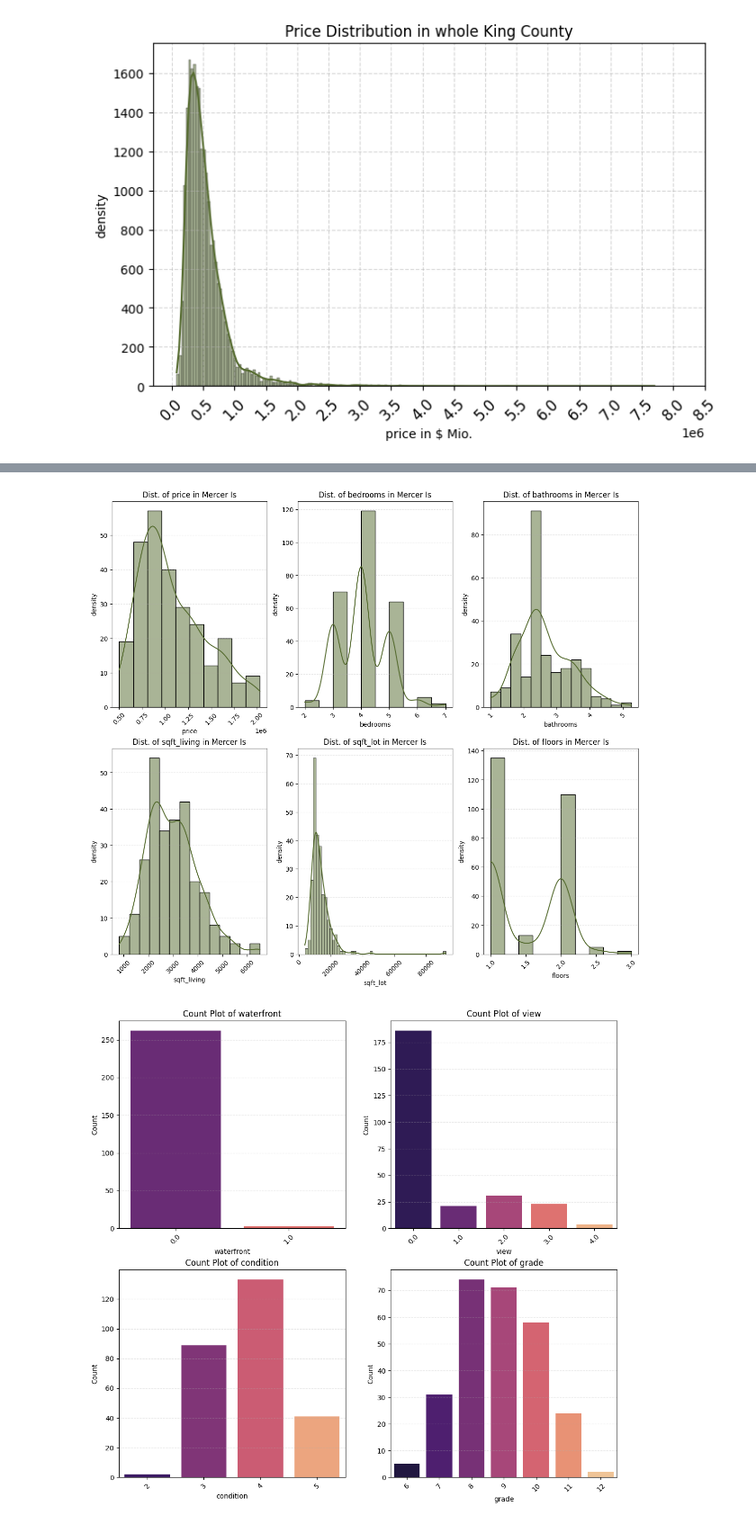
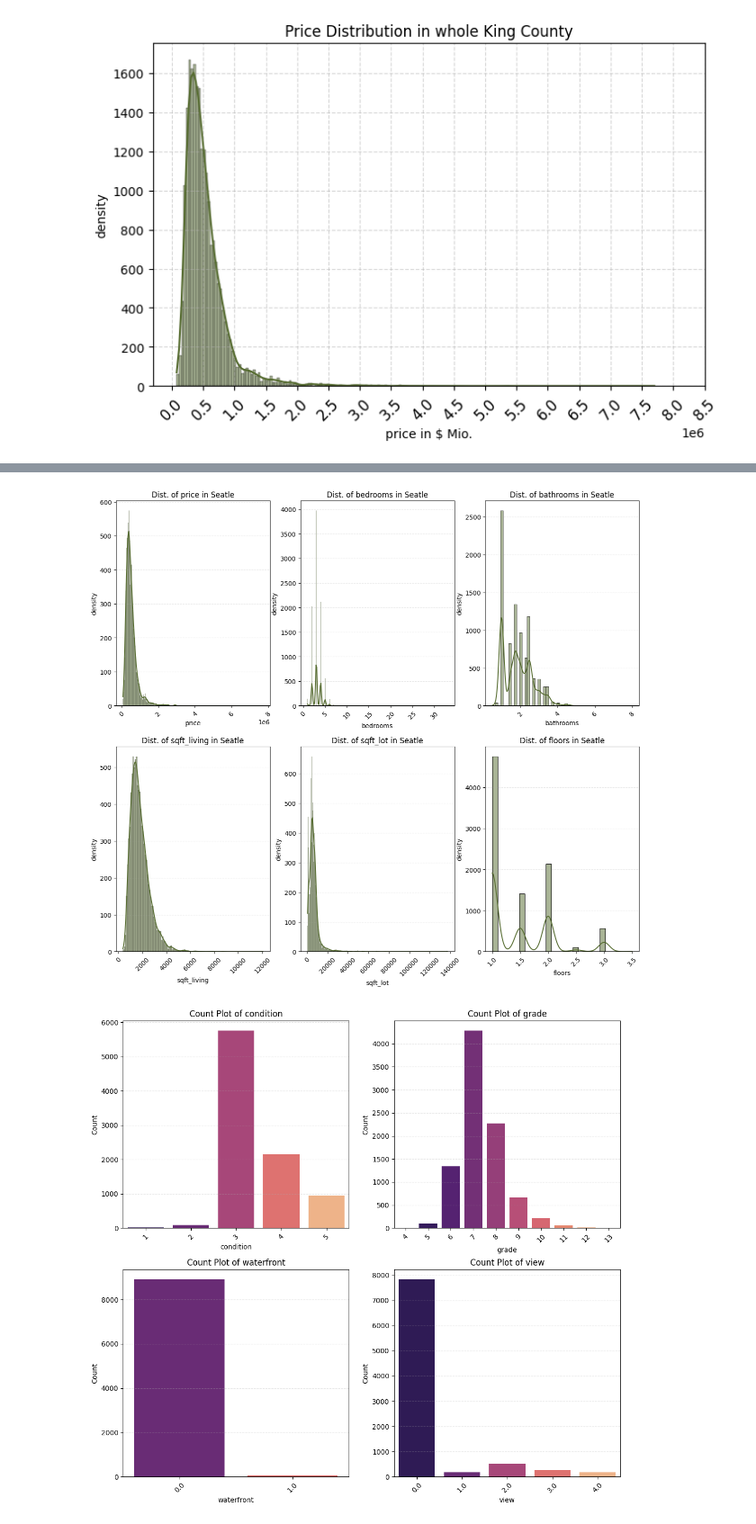
Before and after one commit to In-mil/ds-eda-project, a Jupyter notebook: notebooks/4_Customer_assignment_ NJ.ipynb, the cells around one changed output, grey strips where cells are left out. Shown at 90% size. Drawn from its saved outputs; the diff is of its cells as text; code cells hidden in the pictures.

```diff
--- a/notebooks/4_Customer_assignment_ NJ.ipynb
+++ b/notebooks/4_Customer_assignment_ NJ.ipynb
@@ -38,4 +50,13 @@ Data columns (total 23 columns):
  22  sqft_lot15     21597 non-null  float64
 dtypes: float64(15), int64(7), object(1)
 memory usage: 3.8+ MB
+# %%
+#fill nans wirh 0, so like no waterfront
+#so basically since all the nans were in categorical columns, I filled those with "0", which is defined as "NO"
+df.fillna({
+    'waterfront': 0,
+    'view': 0,
+    'sqft_basement': 0,
+    'yr_renovated': 0
+}, inplace=True) #overring
 # %%
@@ -62,3 +65,6 @@ memory usage: 3.8 MB
+# %%
+#changed 'yr_renovated' from float to int
+df['yr_renovated'] = (df['yr_renovated'] // 10).astype(int)
 # %%
 df.isnull().sum()
 # %% [output]
@@ -97,14 +103,15 @@ plt.show(price_dist_plot)
 # %%
 #since the customer wanted to live in a lively and central ares; I googled what is center of population in King County. Result: Mercer Island with zipcode 98040
 #I will now compare the price distribution of this area with the whole King County
-df_price_in_mercer = df[df['zipcode'] == 98040] #filtering for zipcode 98040
-sns.histplot(df_price_in_mercer['price'], bins=200, color='darkorange', kde=True)
-plt.title('Price Distribution in Mercer Island (Zipcode 98040)')
+# Filter for zipcodes between 98101 and 98199 (inclusive)
+df_central = df[(df['zipcode'] >= 98101) & (df['zipcode'] <= 98199)]
+sns.histplot(df_central['price'], bins=200, color='darkolivegreen', kde=True)
+plt.title('Price Distribution in Seattle Zip-Code (98101 - 98199)')
 plt.xlabel('price in $ Mio.')
 plt.ylabel('density')
 #plt.xlim(0, 5_500_000)
 plt.xticks(np.arange(0, 8_500_001, 500_000), rotation=45, fontsize=12)
 plt.grid(axis='x', linestyle='--', alpha=0.5) #grid horizontal
 plt.grid(axis='y', linestyle='--', alpha=0.5) #grid vertical
-plt.show(price_dist_plot2)
+plt.show()
 # %% [output]
@@ -189,13 +194,12 @@ categoric_vars = ['condition', 'grade', 'waterfront', 'view', 'zipcode'] #histop
 # %%
-df_price_in_mercer = df[df['zipcode'] == 98040] #filtering for zipcode 98040
-df_price_in_mercer_cleaned = df_price_in_mercer[df_price_in_mercer['price'] < 2_100_000] #cutting outliers
-continous_vars = ['price', 'bedrooms', 'bathrooms', 'sqft_living', 'sqft_lot', 'floors'] #histoplots of continous vars
+#df_price_in_mercer = df[df['zipcode'] == 98040] #filtering for zipcode 98040
+#df_price_in_mercer_cleaned = df_price_in_mercer[df_price_in_mercer['price'] < 2_100_000] #cutting outliers
 
 fig, axes = plt.subplots(nrows=2, ncols=3, figsize=(15, 13))
 
 for ax, column in zip(axes.flatten(), continous_vars):
-    sns.histplot(x=column, data=df_price_in_mercer_cleaned, ax=ax, color='darkolivegreen', kde=True)
-    ax.set_title(f'Dist. of {column} in Mercer Is', fontsize=12)
+    sns.histplot(x=column, data=df_central, ax=ax, color='darkolivegreen', kde=True)
+    ax.set_title(f'Dist. of {column} in Seatle', fontsize=12)
     ax.set_xlabel(column, fontsize=10)
     ax.set_ylabel('density', fontsize=10)
     ax.tick_params(axis='x', rotation=45)
@@ -203,22 +207,19 @@ for ax, column in zip(axes.flatten(), continous_vars):
     ax.grid(axis='y', linestyle='--', alpha=0.3)
 plt.show()
 # %% [output]
-[figure, old version]
+[figure, new version]
 # %%
-df_price_in_mercer = df[df['zipcode'] == 98040] #filtering for zipcode 98040
-df_price_in_mercer_cleaned = df_price_in_mercer[df_price_in_mercer['price'] < 2_100_000] #cutting outliers
-categoric_vars = ['waterfront', 'view', 'condition', 'grade']
-
+categoric_vars = ['condition', 'grade', 'waterfront', 'view', 'zipcode', 'yr_built', 'yr_renovated'] #histoplots of categorical vars
 fig, axes = plt.subplots(nrows=2, ncols=2, figsize=(13, 12))
 
 for ax, column in zip(axes.flatten(), categoric_vars):
-    sns.countplot(x=column, data=df_price_in_mercer_cleaned, palette='magma', ax=ax) #palette magma can be found in https://matplotlib.org/cheatsheets/_images/cheatsheets-2.png
+    sns.countplot(x=column, data=df_central, palette='magma', ax=ax) #palette magma can be found in https://matplotlib.org/cheatsheets/_images/cheatsheets-2.png
     ax.set_title(f'Count Plot of {column}')
     ax.set_xlabel(column, fontsize=10)
     ax.set_ylabel('Count', fontsize=10)
     ax.tick_params(axis='x', rotation=45)
     #ax.grid(axis='x', linestyle='--', alpha=0.5)
     ax.grid(axis='y', linestyle='--', alpha=0.3)
 plt.show()
 # %% [output]
-[figure, old version]
+[figure, new version]
```
Also changed, not shown: parts of 27 cells of this notebook, 6 other files.
